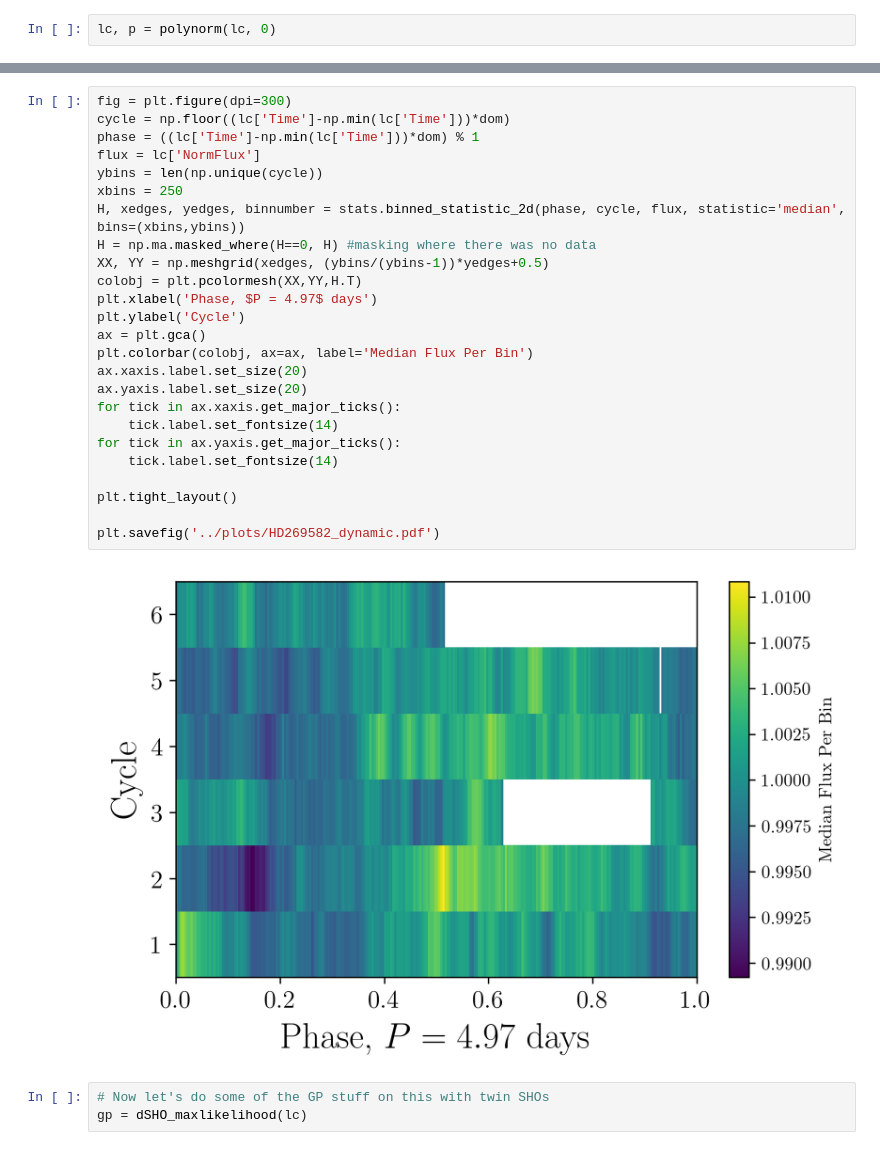
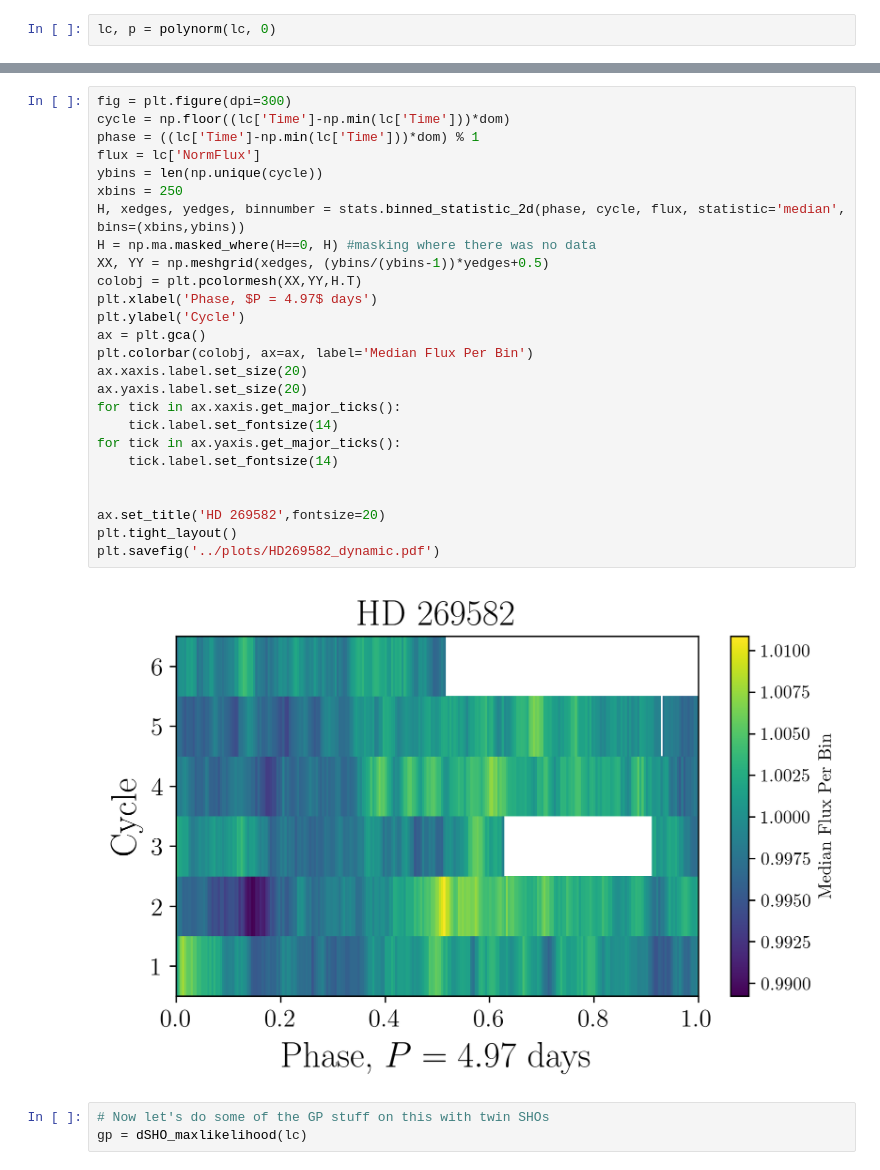
Before and after one commit to tzdwi/TESS, a Jupyter notebook: code/HD269582_LBV.ipynb, the cells around one changed output, grey strips where cells are left out. Drawn from its saved outputs; the diff is of its cells as text.

```diff
--- a/code/HD269582_LBV.ipynb
+++ b/code/HD269582_LBV.ipynb
@@ -60,30 +60,31 @@ plt.savefig('../plots/HD269582_periodogram.pdf')
 # %%
 fig = plt.figure(dpi=300)
 cycle = np.floor((lc['Time']-np.min(lc['Time']))*dom)
 phase = ((lc['Time']-np.min(lc['Time']))*dom) % 1
 flux = lc['NormFlux']
 ybins = len(np.unique(cycle))
 xbins = 250
 H, xedges, yedges, binnumber = stats.binned_statistic_2d(phase, cycle, flux, statistic='median', bins=(xbins,ybins))
 H = np.ma.masked_where(H==0, H) #masking where there was no data
 XX, YY = np.meshgrid(xedges, (ybins/(ybins-1))*yedges+0.5)
 colobj = plt.pcolormesh(XX,YY,H.T)
 plt.xlabel('Phase, $P = 4.97$ days')
 plt.ylabel('Cycle')
 ax = plt.gca()
 plt.colorbar(colobj, ax=ax, label='Median Flux Per Bin')
 ax.xaxis.label.set_size(20)
 ax.yaxis.label.set_size(20)
 for tick in ax.xaxis.get_major_ticks():
     tick.label.set_fontsize(14)
 for tick in ax.yaxis.get_major_ticks():
     tick.label.set_fontsize(14)
 
+
+ax.set_title('HD 269582',fontsize=20)
 plt.tight_layout()
-
 plt.savefig('../plots/HD269582_dynamic.pdf')
 # %% [output]
-[figure, old version]
+[figure, new version]
 # %%
 # Now let's do some of the GP stuff on this with twin SHOs
 gp = dSHO_maxlikelihood(lc)
```
Also changed, not shown: parts of 3 cells of this notebook, 15 other files.
